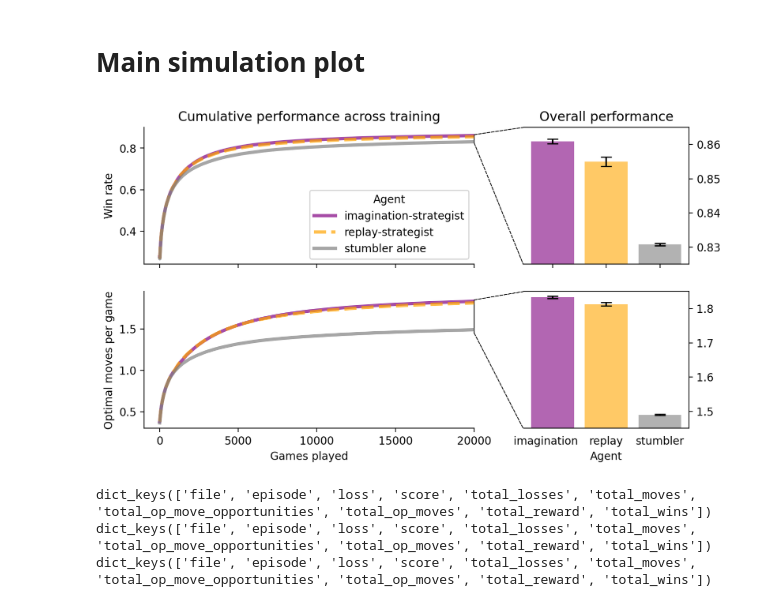
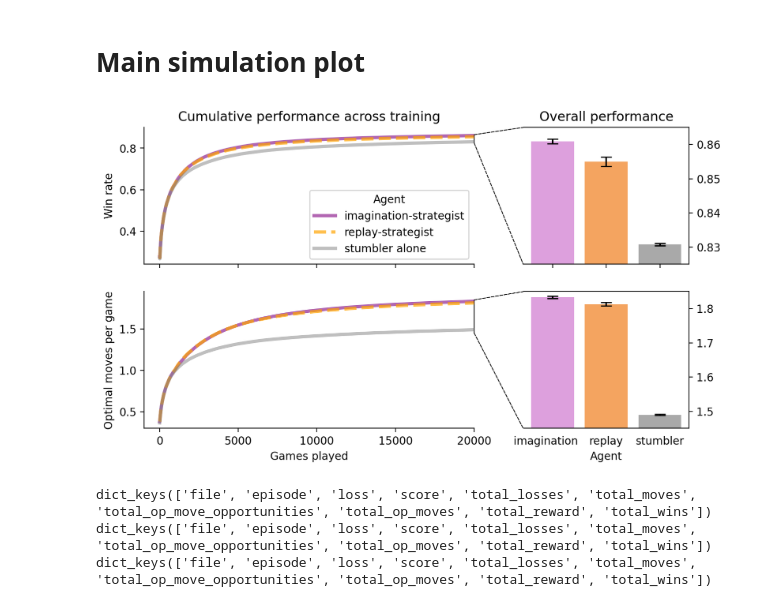
Before and after one commit to CoAxLab/azad-next-move, a Jupyter notebook: notebooks/wythoff_exp13_14.ipynb, the cells around one changed output. Drawn from its saved outputs; the diff is of its cells as text; code cells hidden in the pictures.

Commit message:
tuned plot colors

```diff
--- a/notebooks/wythoff_exp13_14.ipynb
+++ b/notebooks/wythoff_exp13_14.ipynb
@@ -83,9 +83,9 @@ episode_14,        exp_14_avg,        exp_14_SE        = score_summary(exp_14,
 episode_14_replay, exp_14_replay_avg, exp_14_replay_SE = score_summary(exp_14_replay, key="total_wins")
 episode_13,        exp_13_avg,        exp_13_SE        = score_summary(exp_13,        key="total_wins")
 
-_ = ax1.plot(episode_14,        exp_14_avg        / episode_14,        color='purple', alpha=0.7, linewidth=3, label="imagination-strategist")
+_ = ax1.plot(episode_14,        exp_14_avg        / episode_14,        color='purple', alpha=0.6, linewidth=3, label="imagination-strategist")
 _ = ax1.plot(episode_14_replay, exp_14_replay_avg / episode_14_replay, color='orange', alpha=0.7, linewidth=3, label="replay-strategist", linestyle="--")
-_ = ax1.plot(episode_13,        exp_13_avg        / episode_13,        color='grey',   alpha=0.7, linewidth=3, label="stumbler alone", linestyle="-")
+_ = ax1.plot(episode_13,        exp_13_avg        / episode_13,        color='grey',   alpha=0.5, linewidth=3, label="stumbler alone", linestyle="-")
 _ = ax1.legend(title='Agent')
 _ = ax1.set_ylabel("Win rate")
 _ = ax1.set_ylim(0.24, 0.9)
@@ -100,8 +100,8 @@ _ = ax2.bar(range(3), [exp_14_avg[-1]        / max(episode_14),
             yerr =    [exp_14_SE[-1]        / max(episode_14),
                        exp_14_replay_SE[-1] / max(episode_14_replay),
                        exp_13_SE[-1]        / max(episode_13)],
-            color = ["purple", "orange", "gray"],
-            alpha = 0.6,
+            color = ["plum", "sandybrown", "darkgray"],
+            alpha = 1.0,
             capsize = 5)
 _ = ax2.set_ylim(0.825, 0.865)
 _ = ax2.xaxis.set_ticklabels([])
@@ -112,9 +112,9 @@ episode_14,        exp_14_avg,        exp_14_SE        = score_summary(exp_14,
 episode_14_replay, exp_14_replay_avg, exp_14_replay_SE = score_summary(exp_14_replay, key="total_op_moves")
 episode_13,        exp_13_avg,        exp_13_SE        = score_summary(exp_13,        key="total_op_moves")
 
-_ = ax3.plot(episode_14,        exp_14_avg        / episode_14,        color='purple', alpha=0.7, linewidth=3, label="imagination-strategist")
+_ = ax3.plot(episode_14,        exp_14_avg        / episode_14,        color='purple', alpha=0.6, linewidth=3, label="imagination-strategist")
 _ = ax3.plot(episode_14_replay, exp_14_replay_avg / episode_14_replay, color='orange', alpha=0.7, linewidth=3, label="replay-strategist", linestyle="--")
-_ = ax3.plot(episode_13,        exp_13_avg        / episode_13,        color='grey',   alpha=0.7, linewidth=3, label="stumbler alone", linestyle="-")
+_ = ax3.plot(episode_13,        exp_13_avg        / episode_13,        color='grey',   alpha=0.5, linewidth=3, label="stumbler alone", linestyle="-")
 _ = ax3.set_xlabel("Games played")
 _ = ax3.set_ylabel("Optimal moves per game")
 _ = ax3.set_ylim(0.3, 1.95)
@@ -127,41 +127,41 @@ _ = ax4.bar(range(3), [exp_14_avg[-1]        / episode_14[-1],
             yerr =    [exp_14_SE[-1]        / episode_14[-1],
                        exp_14_replay_SE[-1] / episode_14_replay[-1],
                        exp_13_SE[-1]        / episode_13[-1] ],
-            alpha = 0.6,
-            color = ["purple", "orange", "gray"],
+            alpha = 1.0,
+            color = ["plum", "sandybrown", "darkgray"],
             capsize = 5)
 _ = ax4.set_xlabel("Agent")
 _ = ax4.xaxis.set_ticklabels(['', 'imagination    ', 'replay', 'stumbler'])
 _ = ax4.tick_params(bottom=False)
 _ = ax4.set_ylim(1.45, 1.85)
 
 #
 con1 = ConnectionPatch(xyA=(20000, 0.865), coordsA=ax1.transData,
                        xyB=(20000, 0.825), coordsB=ax1.transData, linestyle="-")
 con2 = ConnectionPatch(xyA=(20000, 0.865), coordsA=ax1.transData,
                        xyB=(-0.55, 0.865), coordsB=ax2.transData, linestyle='--')
 con3 = ConnectionPatch(xyA=(20000, 0.825), coordsA=ax1.transData,
                        xyB=(-0.55, 0.825), coordsB=ax2.transData, linestyle="--")
 con4 = ConnectionPatch(xyA=(20000, 1.85), coordsA=ax3.transData,
                        xyB=(20000, 1.45), coordsB=ax3.transData, linestyle="-")
 con5 = ConnectionPatch(xyA=(20000, 1.85), coordsA=ax3.transData,
                        xyB=(-0.55, 1.85), coordsB=ax4.transData, linestyle='--')
 con6 = ConnectionPatch(xyA=(20000, 1.45), coordsA=ax3.transData,
                        xyB=(-0.55, 1.45), coordsB=ax4.transData, linestyle="--")
 
 for con in [con1, con2, con3]:
     ax1.add_artist(con)
     con.set_linewidth(0.75)
 for con in [con4, con5, con6]:
     ax3.add_artist(con)
     con.set_linewidth(0.75)
 
 plt.savefig('sims_summary.png', dpi=400)
 plt.savefig('sims_summary.svg')
 
 plt.show()
 # %% [output]
-[figure, old version]
+[figure, new version]
 # %%
 # path = "/Users/Jack/Desktop/PNC/CoAx/azad-next-move/data/wythoff/exp14_perfect_replay/"
 
```
Also changed, not shown: parts of 1 cell of this notebook, 1 other file.
